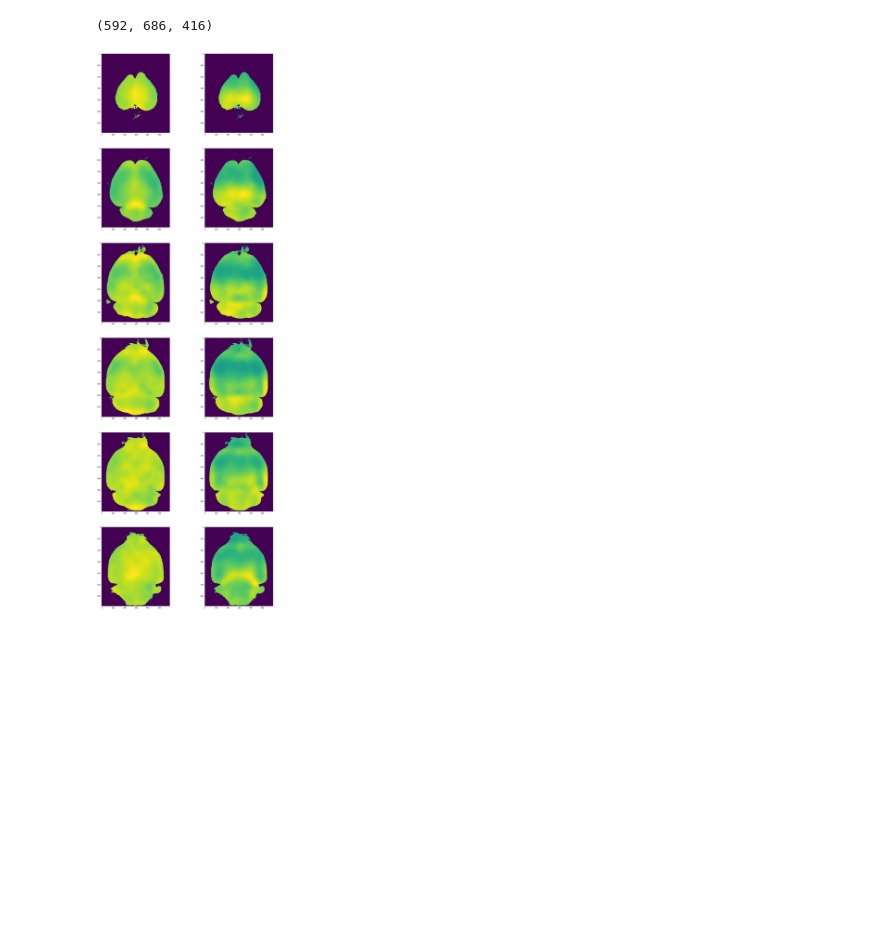
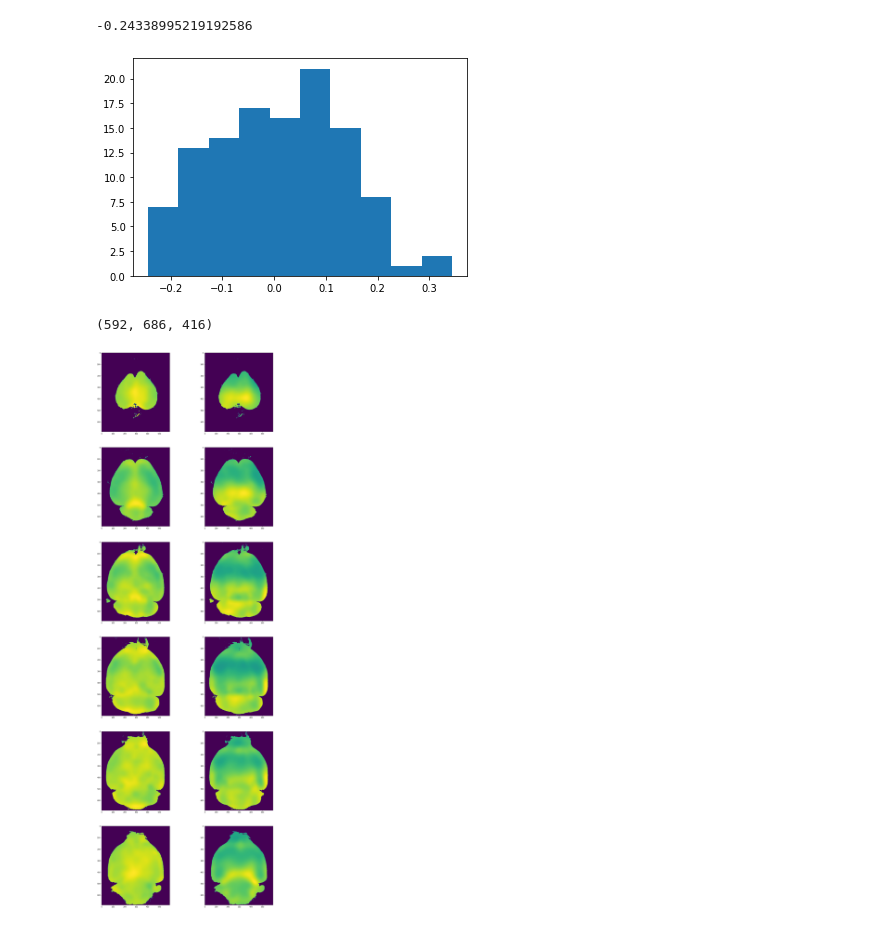
Before and after one commit to PrincetonUniversity/BrainPipe, a Jupyter notebook: tools/analysis/calculating_sexual-dimorphisms.ipynb, the cells around one changed output. Saved outputs shown, nothing was run; the diff lists cells and outputs as text; code cells hidden in the pictures; blank space fills up the shorter version.

```diff
--- a/tools/analysis/calculating_sexual-dimorphisms.ipynb
+++ b/tools/analysis/calculating_sexual-dimorphisms.ipynb
@@ -15,3 +219,12 @@ from scipy import ndimage
+# %%
+avgjac - 2*std
+# %% [output]
+-0.24338995219192586
+# %%
+plt.hist(jacvals)
+plt.show()
+# %% [output]
+[figure, added]
 # %%
 src = "/home/emilyjanedennis/Desktop/for_registration_to_lightsheet/"
 vol_list= ["tom1","tom2","tom3","tom4","e106","a235","k320","c514_3"]
```
Also changed, not shown: parts of 30 cells of this notebook, 2 other files.
